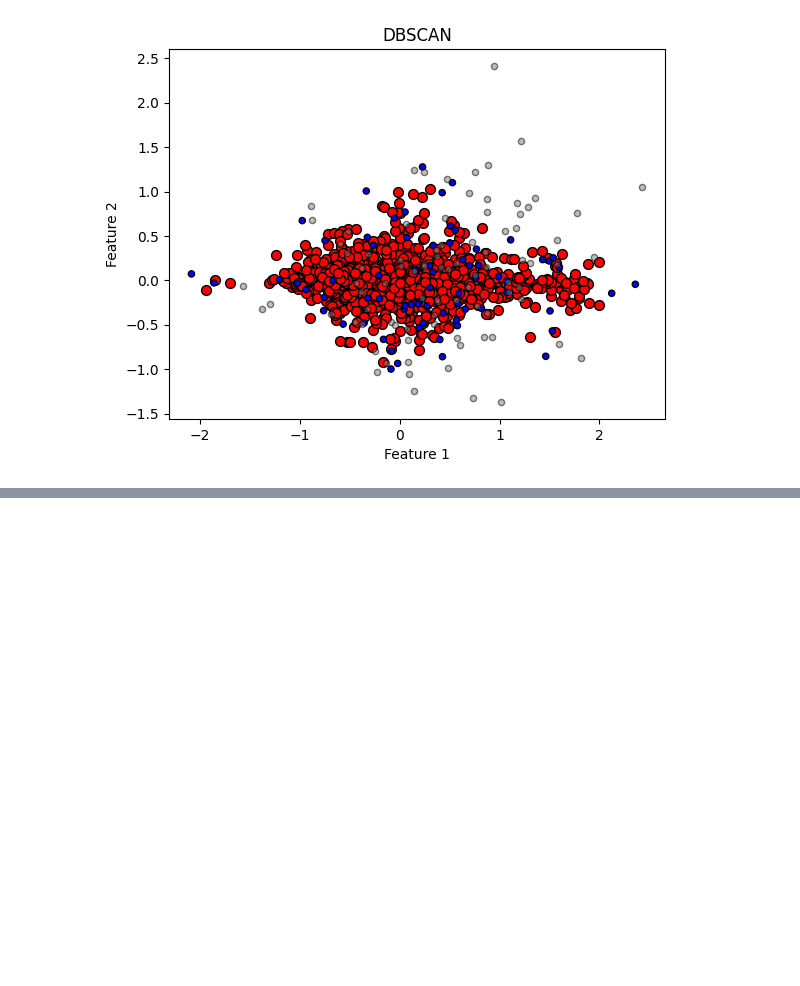
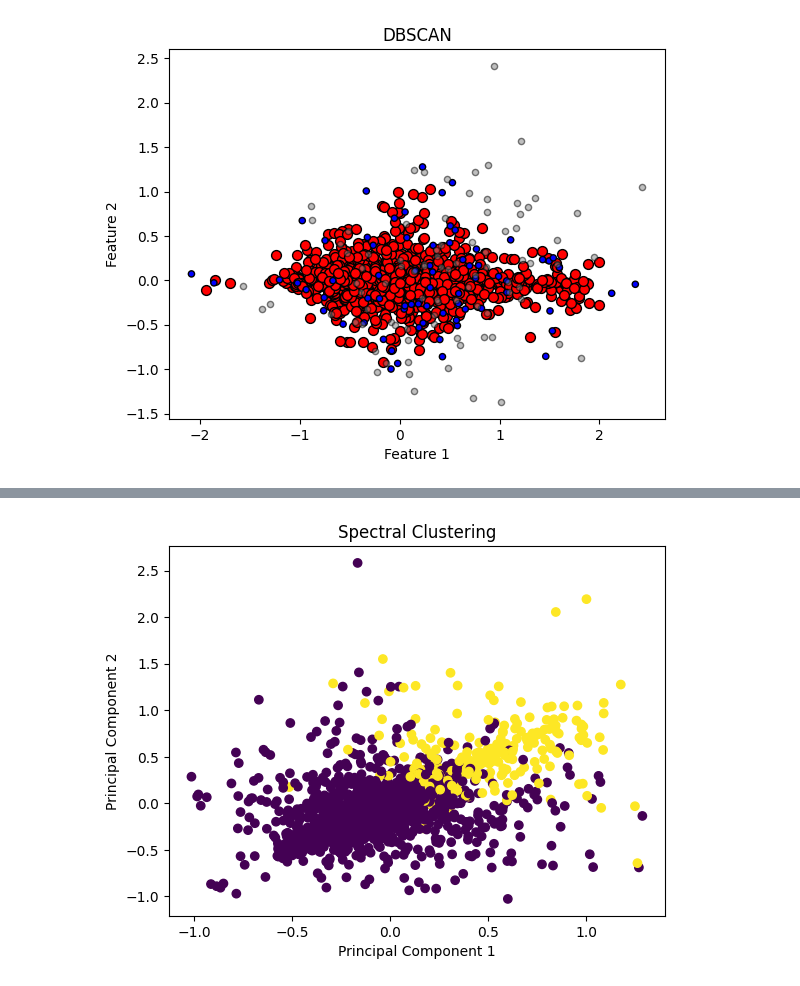
Before and after one commit to zhangster12/BMED-6517-Sp-24-Team-1, a Jupyter notebook: Clustering/mi_ht_cluster.ipynb, the cells around one changed output, grey strips where cells are left out. Saved outputs shown, nothing was run; the diff lists cells and outputs as text; code cells hidden in the pictures; blank space fills up the shorter version.

```diff
--- a/Clustering/mi_ht_cluster.ipynb
+++ b/Clustering/mi_ht_cluster.ipynb
@@ -534,0 +539,16 @@ plot_clusters(X_pca, cluster_labels, n_clusters, n_noise)
+# %%
+from sklearn.cluster import SpectralClustering
+import matplotlib.pyplot as plt
+
+# Apply Spectral Clustering
+sc = SpectralClustering(n_clusters=2, affinity='nearest_neighbors', random_state=42)
+cluster_labels = sc.fit_predict(X_spca)
+
+# Plot the clusters
+plt.scatter(X_spca[:, 0], X_spca[:, 1], c=cluster_labels, cmap='viridis')
+plt.title('Spectral Clustering')
+plt.xlabel('Principal Component 1')
+plt.ylabel('Principal Component 2')
+plt.show()
+# %% [output]
+[figure, added]
```
Also changed, not shown: parts of 5 cells of this notebook.
